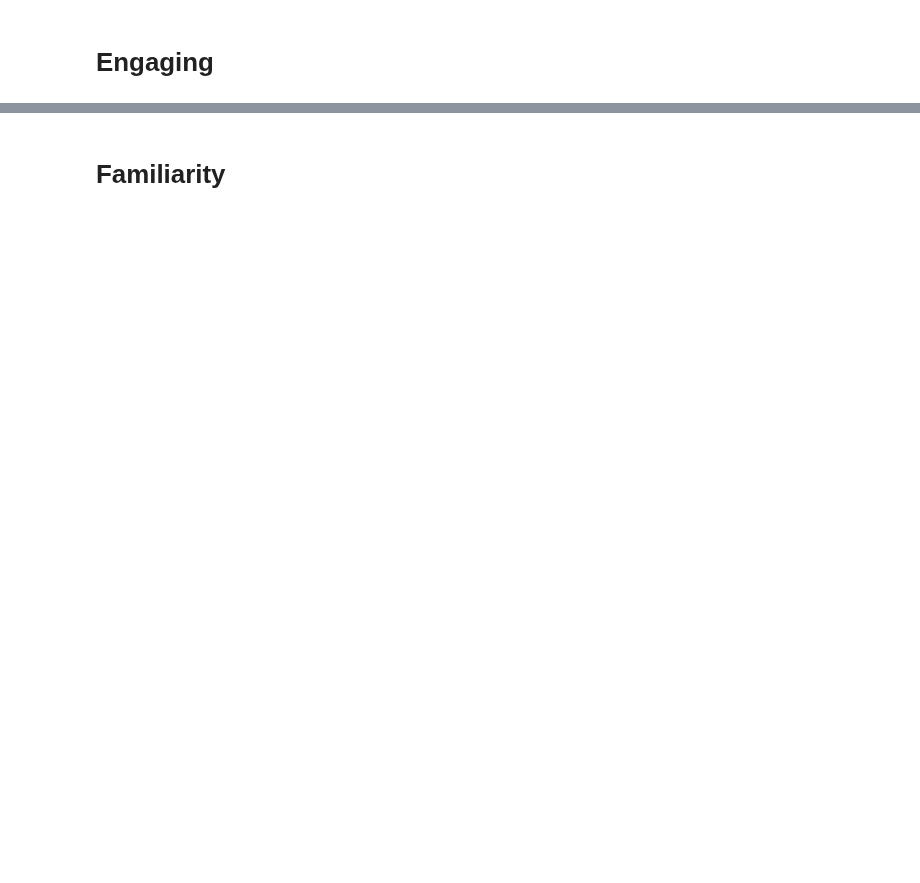
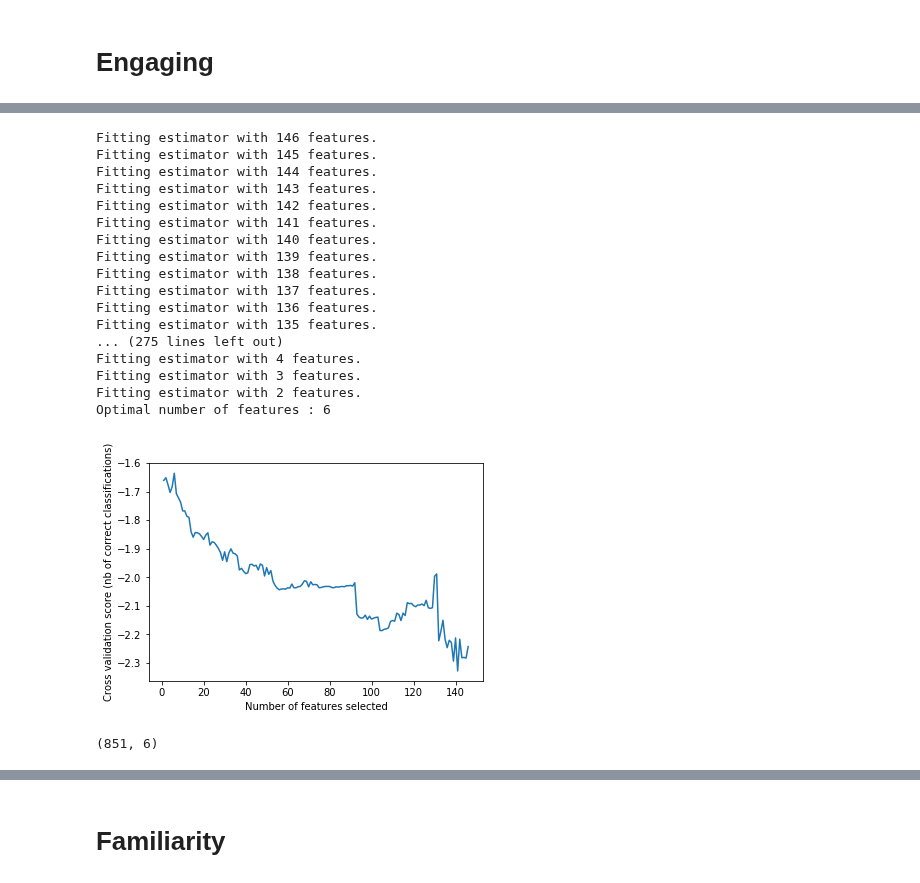
Before and after one commit to Didanny/EECE-499-Emotion-Recognition, a Jupyter notebook: Python Code/Logistic_Regression_Models - Copy.ipynb, the cells around one changed output, grey strips where cells are left out. Saved outputs shown, nothing was run; the diff lists cells and outputs as text; code cells hidden in the pictures; blank space fills up the shorter version.

```diff
--- a/Python Code/Logistic_Regression_Models - Copy.ipynb
+++ b/Python Code/Logistic_Regression_Models - Copy.ipynb
@@ -196,16 +224,39 @@ plt.plot(sorted(y_train), color='red')
 # %%
 classifier = LogisticRegression(random_state = 0, solver='lbfgs', max_iter=10000)
 
 rfecv = RFECV(estimator=classifier, step=1, cv=StratifiedKFold(2), scoring='neg_mean_absolute_error', verbose=1)
-rfecv.fit(X, y)
+X_new = rfecv.fit_transform(X, y)
 
 print("Optimal number of features : %d" % rfecv.n_features_)
 
 # Plot number of features VS. cross-validation scores
 plt.figure()
 plt.xlabel("Number of features selected")
 plt.ylabel("Cross validation score (nb of correct classifications)")
 plt.plot(range(1, len(rfecv.grid_scores_) + 1), rfecv.grid_scores_)
 plt.show()
+# %% [output]
+Fitting estimator with 146 features.
+Fitting estimator with 145 features.
+Fitting estimator with 144 features.
+Fitting estimator with 143 features.
+Fitting estimator with 142 features.
+Fitting estimator with 141 features.
+Fitting estimator with 140 features.
+Fitting estimator with 139 features.
+Fitting estimator with 138 features.
+Fitting estimator with 137 features.
+Fitting estimator with 136 features.
+Fitting estimator with 135 features.
+... (275 lines left out)
+Fitting estimator with 4 features.
+Fitting estimator with 3 features.
+Fitting estimator with 2 features.
+Optimal number of features : 6
+[figure, added]
+# %%
+X_new.shape
+# %% [output]
+(851, 6)
 # %%
 rfecv.ranking_
```
Also changed, not shown: parts of 44 cells of this notebook.
